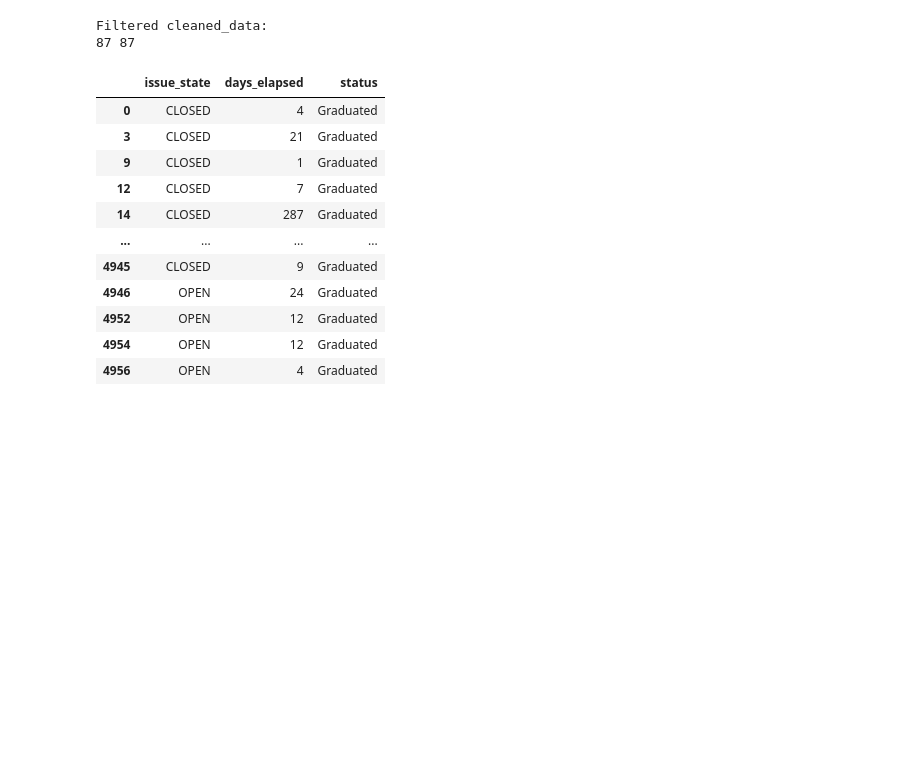
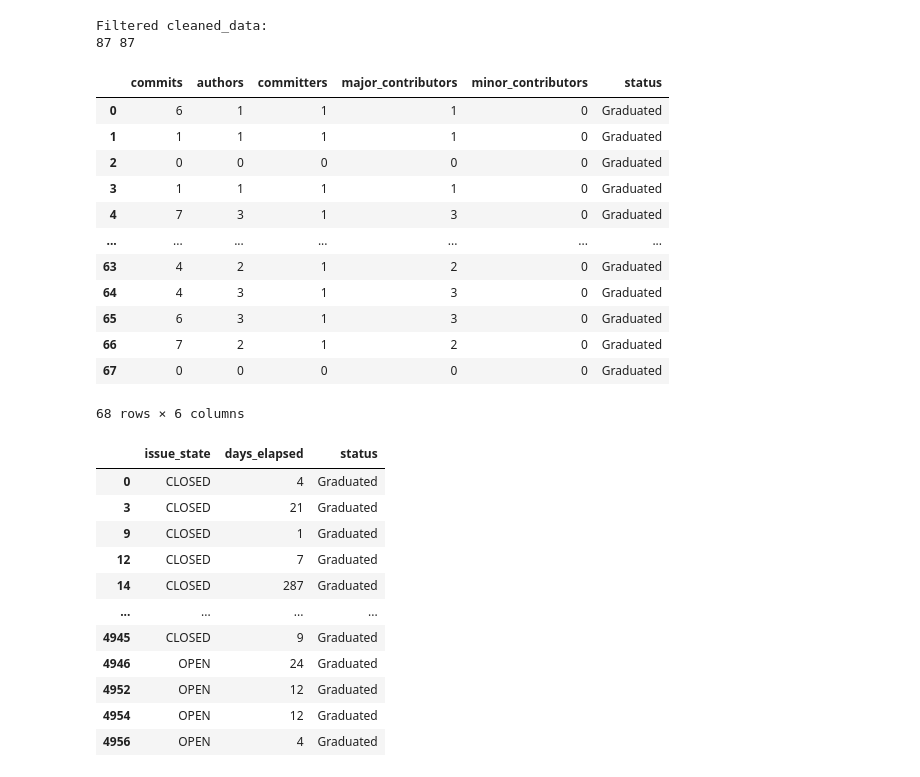
Before and after one commit to OSS-Health-Assess/SE-project, a Jupyter notebook: LSTM-model-on-scraper-and-issue-data.ipynb, the cells around one changed output. Drawn from its saved outputs; the diff is of its cells as text; code cells hidden in the pictures; blank space fills up the shorter version.

```diff
--- a/LSTM-model-on-scraper-and-issue-data.ipynb
+++ b/LSTM-model-on-scraper-and-issue-data.ipynb
@@ -136,7 +136,7 @@ cleaned_data = merge_status(cleaned_data, status_data)
 
 for key, df in cleaned_data.items():
   cleaned_data[key] = df[["commits", "authors",
-                                      "committers", "status"]]
+                                      "committers", "major_contributors", "minor_contributors", "status"]]
 # %% [markdown]
 # Keep scraper output only for projects for which we have issue data
 # %%
@@ -159,6 +159,22 @@ print(len(cleaned_data_transformer), len(issues_cleaned_data))
 # %% [output]
 Filtered cleaned_data:
 87 87
+# %%
+cleaned_data_transformer['age']
+# %% [output]
+|  | commits | authors | committers | major_contributors | minor_contributors | status |
+| 0 | 6 | 1 | 1 | 1 | 0 | Graduated |
+| 1 | 1 | 1 | 1 | 1 | 0 | Graduated |
+| 2 | 0 | 0 | 0 | 0 | 0 | Graduated |
+| 3 | 1 | 1 | 1 | 1 | 0 | Graduated |
+| 4 | 7 | 3 | 1 | 3 | 0 | Graduated |
+| ... | ... | ... | ... | ... | ... | ... |
+| 63 | 4 | 2 | 1 | 2 | 0 | Graduated |
+| 64 | 4 | 3 | 1 | 3 | 0 | Graduated |
+| 65 | 6 | 3 | 1 | 3 | 0 | Graduated |
+| 66 | 7 | 2 | 1 | 2 | 0 | Graduated |
+| 67 | 0 | 0 | 0 | 0 | 0 | Graduated |
+68 rows × 6 columns
 # %%
 issues_cleaned_data['age']
 # %% [output]
```
Also changed, not shown: parts of 1 cell of this notebook, 2 other files.
